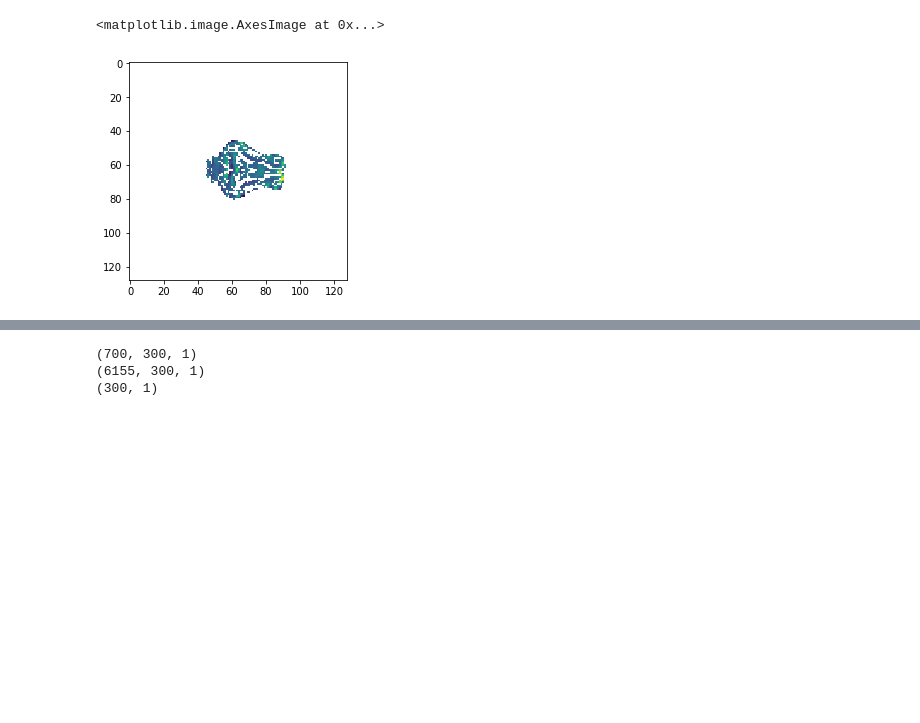
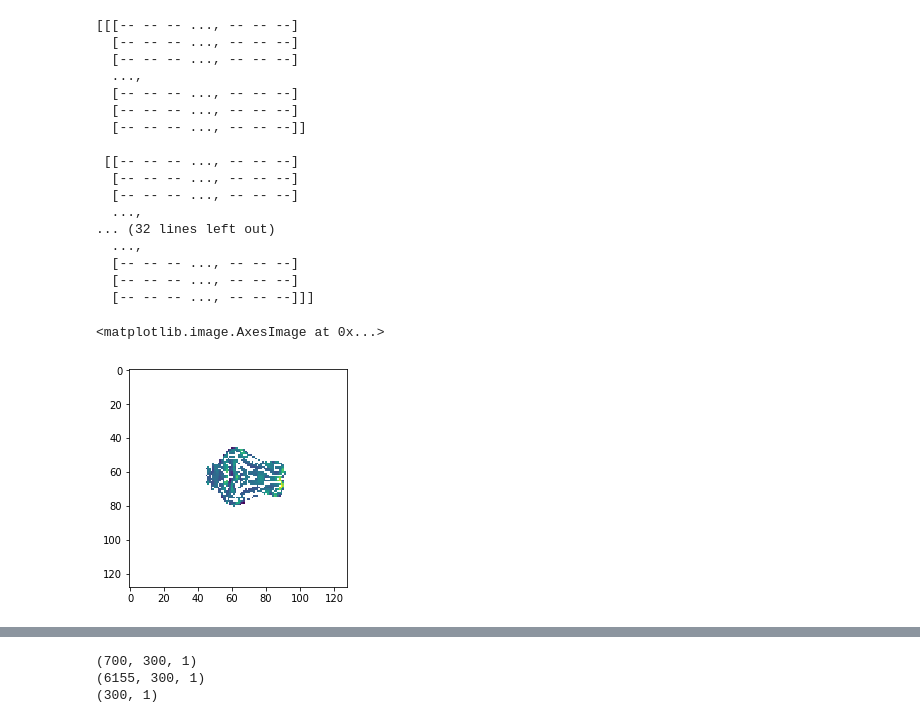
Before and after one commit to ays0110/bean, a Jupyter notebook: Pig 2/Experiment 11.ipynb, the cells around one changed output, grey strips where cells are left out. Drawn from its saved outputs; the diff is of its cells as text; code cells hidden in the pictures; blank space fills up the shorter version.

```diff
--- a/Pig 2/Experiment 11.ipynb
+++ b/Pig 2/Experiment 11.ipynb
@@ -23,13 +25,33 @@ from nibabel.testing import data_path
 # %%
 realigned_atlas = nib.load('../../Data/big_atlas/coregistered_pig_2_atlas.nii').get_data()
-original_atlas = nib.load('../../Data/big_atlas/atlas.nii').get_data()
+#original_atlas = nib.load('../../Data/big_atlas/atlas.nii').get_data()
 anatomical = nib.load('../../Data/pig_2/coregistered_anatomy.nii').get_data()
 mean_fmri = nib.load('../../Data/pig_2/rfmri nii/meanus822-0016-00001-000001-01.nii').get_data()
 
 mask_roi_1 = np.ma.masked_where(np.isin(realigned_atlas, [0]), realigned_atlas)
 fmri_masked_roi = np.ma.masked_where(np.ma.getmask(mask_roi_1), mean_fmri)
 print(fmri_masked_roi)
 plt.imshow(fmri_masked_roi[:,:,10])
+# %% [output]
+[[[-- -- -- ..., -- -- --]
+  [-- -- -- ..., -- -- --]
+  [-- -- -- ..., -- -- --]
+  ...,
+  [-- -- -- ..., -- -- --]
+  [-- -- -- ..., -- -- --]
+  [-- -- -- ..., -- -- --]]
+
+ [[-- -- -- ..., -- -- --]
+  [-- -- -- ..., -- -- --]
+  [-- -- -- ..., -- -- --]
+  ...,
+... (32 lines left out)
+  ...,
+  [-- -- -- ..., -- -- --]
+  [-- -- -- ..., -- -- --]
+  [-- -- -- ..., -- -- --]]]
+<matplotlib.image.AxesImage at 0x...>
+[figure, added]
 # %%
 # let's try loading the entire thing to ram
 # the big tensor will have dimension [time, height, width, depth]
@@ -58,5 +79,0 @@ assert masked_data.shape == (300, 128, 128, 20)# basic sanity check
-# %%
-plt.imshow(masked_data[1,:,:,10])
-# %% [output]
-<matplotlib.image.AxesImage at 0x...>
-[figure, removed]
```
Also changed, not shown: parts of 7 cells of this notebook, 4 other files.
